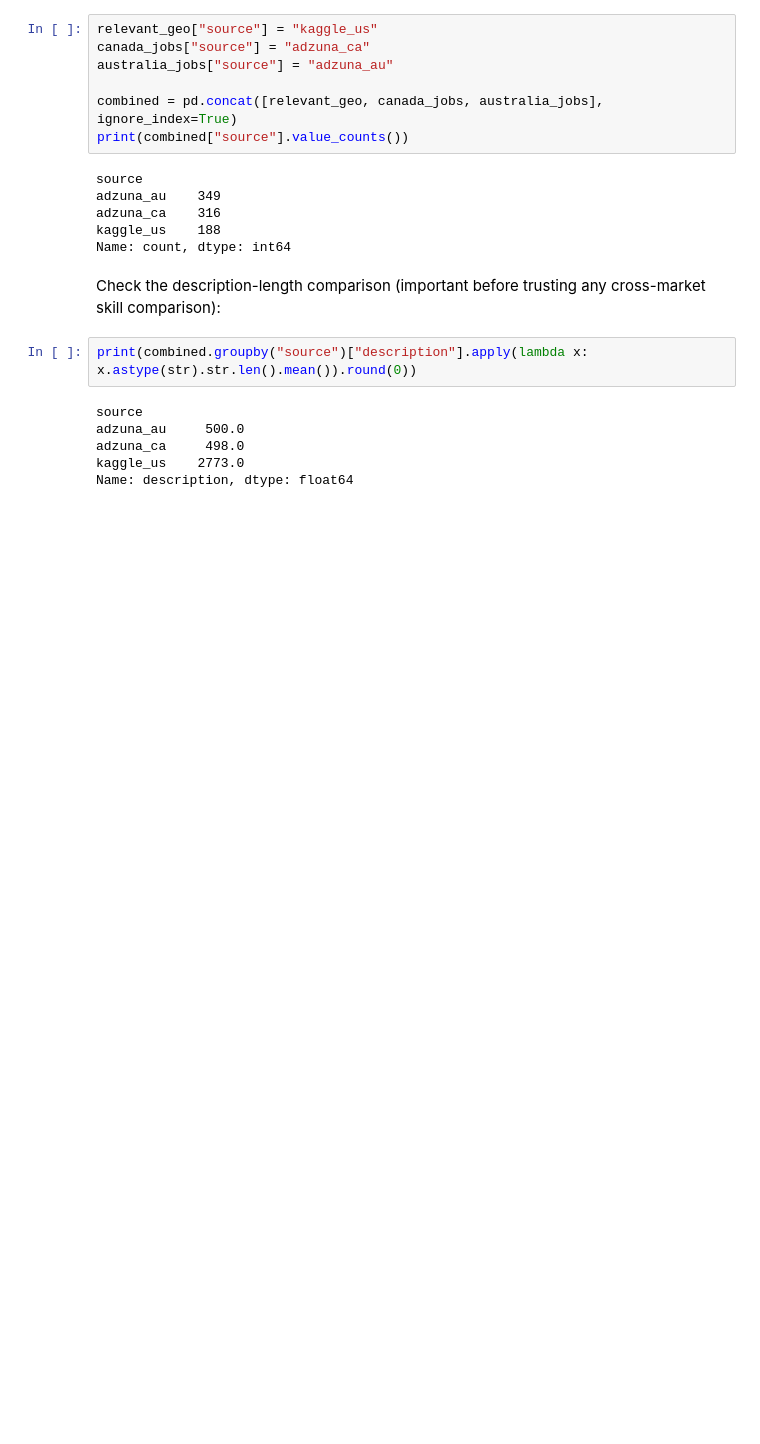
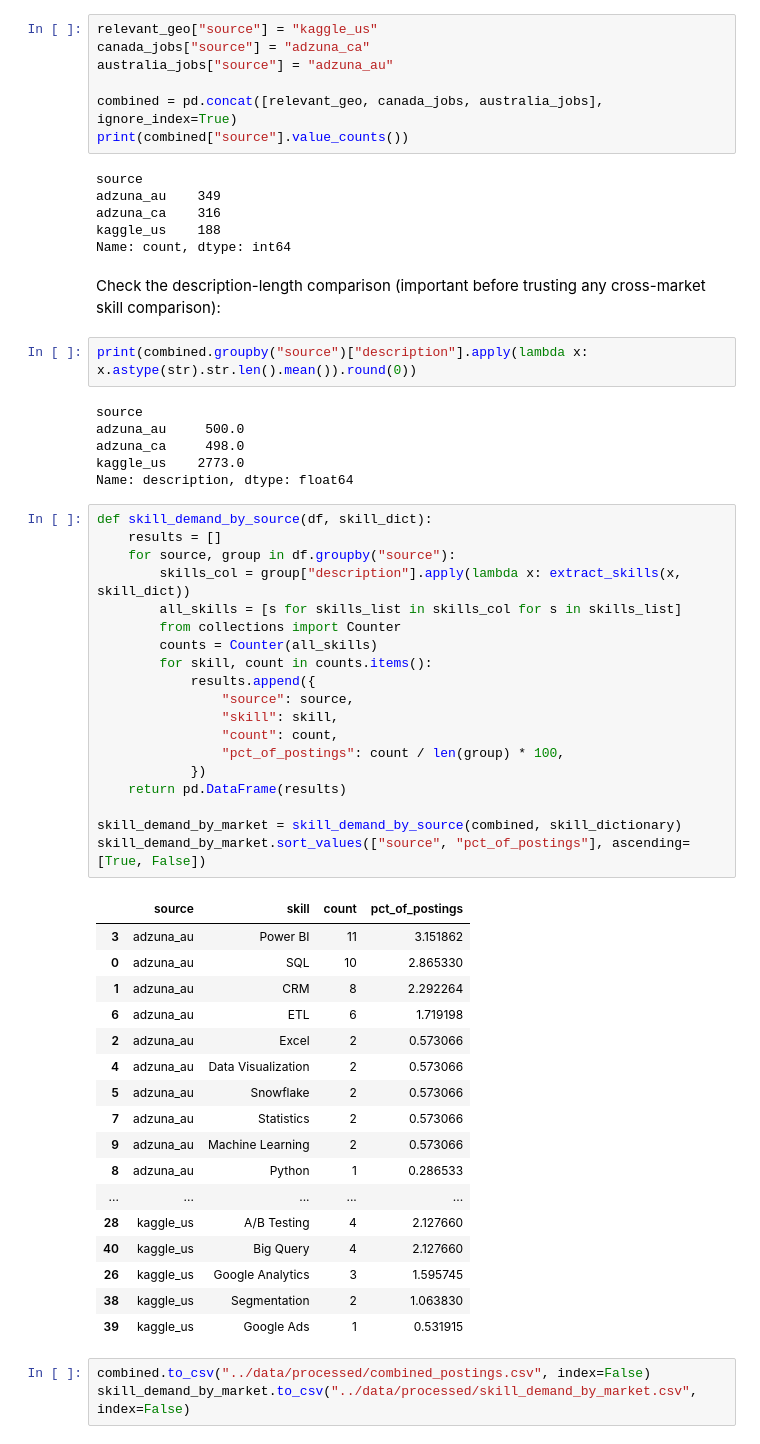
Before and after one commit to jbx-p/job-market-skill-analysis, a Jupyter notebook: notebooks/02_skill_extraction_analysis.ipynb, the cells around one changed output. Cells and saved outputs as stored; diff of their text form; blank space fills up the shorter version.

```diff
--- a/notebooks/02_skill_extraction_analysis.ipynb
+++ b/notebooks/02_skill_extraction_analysis.ipynb
@@ -240,3 +240,43 @@ adzuna_au     500.0
 adzuna_ca     498.0
 kaggle_us    2773.0
 Name: description, dtype: float64
+# %%
+def skill_demand_by_source(df, skill_dict):
+    results = []
+    for source, group in df.groupby("source"):
+        skills_col = group["description"].apply(lambda x: extract_skills(x, skill_dict))
+        all_skills = [s for skills_list in skills_col for s in skills_list]
+        from collections import Counter
+        counts = Counter(all_skills)
+        for skill, count in counts.items():
+            results.append({
+                "source": source,
+                "skill": skill,
+                "count": count,
+                "pct_of_postings": count / len(group) * 100,
+            })
+    return pd.DataFrame(results)
+
+skill_demand_by_market = skill_demand_by_source(combined, skill_dictionary)
+skill_demand_by_market.sort_values(["source", "pct_of_postings"], ascending=[True, False])
+# %% [output]
+|  | source | skill | count | pct_of_postings |
+| 3 | adzuna_au | Power BI | 11 | 3.151862 |
+| 0 | adzuna_au | SQL | 10 | 2.865330 |
+| 1 | adzuna_au | CRM | 8 | 2.292264 |
+| 6 | adzuna_au | ETL | 6 | 1.719198 |
+| 2 | adzuna_au | Excel | 2 | 0.573066 |
+| 4 | adzuna_au | Data Visualization | 2 | 0.573066 |
+| 5 | adzuna_au | Snowflake | 2 | 0.573066 |
+| 7 | adzuna_au | Statistics | 2 | 0.573066 |
+| 9 | adzuna_au | Machine Learning | 2 | 0.573066 |
+| 8 | adzuna_au | Python | 1 | 0.286533 |
+| ... | ... | ... | ... | ... |
+| 28 | kaggle_us | A/B Testing | 4 | 2.127660 |
+| 40 | kaggle_us | Big Query | 4 | 2.127660 |
+| 26 | kaggle_us | Google Analytics | 3 | 1.595745 |
+| 38 | kaggle_us | Segmentation | 2 | 1.063830 |
+| 39 | kaggle_us | Google Ads | 1 | 0.531915 |
+# %%
+combined.to_csv("../data/processed/combined_postings.csv", index=False)
+skill_demand_by_market.to_csv("../data/processed/skill_demand_by_market.csv", index=False)
```
Also changed, not shown: parts of 5 cells of this notebook.
